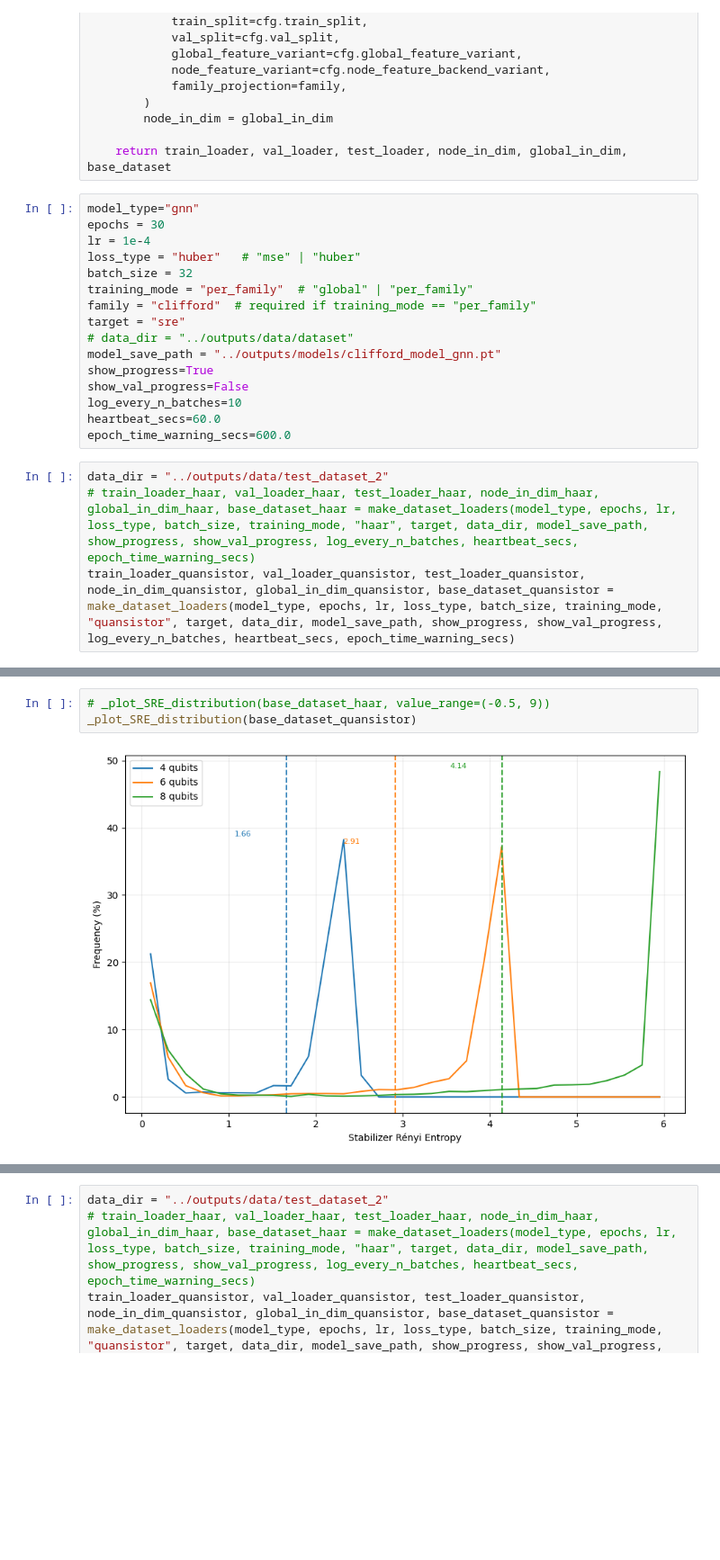
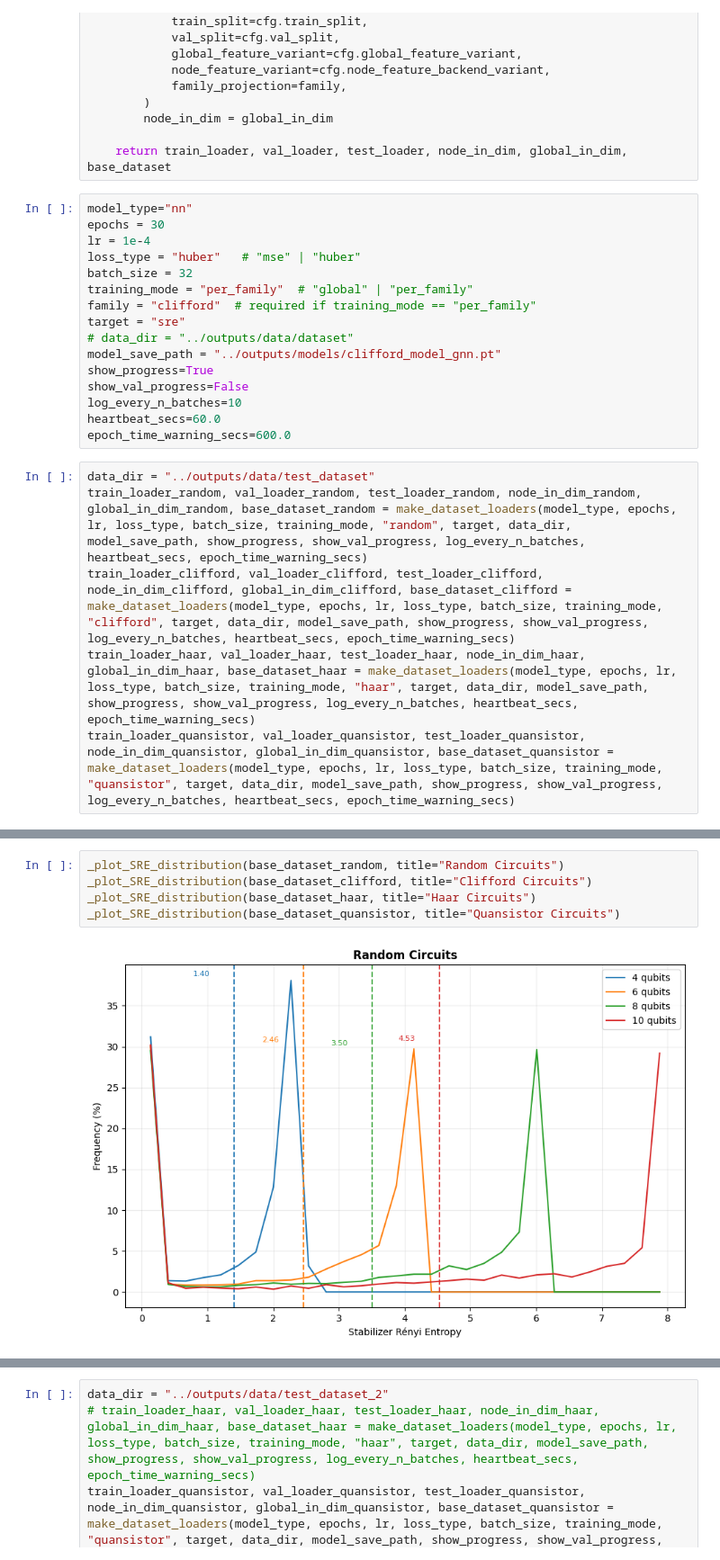
Before and after one commit to VicLambert/qml-quansistor-entropy, a Jupyter notebook: qqe/notebooks/05_20_2026.ipynb, the cells around one changed output, grey strips where cells are left out. Shown at 90% size. Saved outputs shown, nothing was run; the diff lists cells and outputs as text; blank space fills up the shorter version.

```diff
--- a/qqe/notebooks/05_20_2026.ipynb
+++ b/qqe/notebooks/05_20_2026.ipynb
@@ -263,7 +245,7 @@ def make_dataset_loaders(
 
     return train_loader, val_loader, test_loader, node_in_dim, global_in_dim, base_dataset
 # %%
-model_type="gnn"
+model_type="nn"
 epochs = 30
 lr = 1e-4
 loss_type = "huber"   # "mse" | "huber"
@@ -279,7 +261,9 @@ log_every_n_batches=10
 heartbeat_secs=60.0
 epoch_time_warning_secs=600.0
 # %%
-data_dir = "../outputs/data/test_dataset_2"
-# train_loader_haar, val_loader_haar, test_loader_haar, node_in_dim_haar, global_in_dim_haar, base_dataset_haar = make_dataset_loaders(model_type, epochs, lr, loss_type, batch_size, training_mode, "haar", target, data_dir, model_save_path, show_progress, show_val_progress, log_every_n_batches, heartbeat_secs, epoch_time_warning_secs)
+data_dir = "../outputs/data/test_dataset"
+train_loader_random, val_loader_random, test_loader_random, node_in_dim_random, global_in_dim_random, base_dataset_random = make_dataset_loaders(model_type, epochs, lr, loss_type, batch_size, training_mode, "random", target, data_dir, model_save_path, show_progress, show_val_progress, log_every_n_batches, heartbeat_secs, epoch_time_warning_secs)
+train_loader_clifford, val_loader_clifford, test_loader_clifford, node_in_dim_clifford, global_in_dim_clifford, base_dataset_clifford = make_dataset_loaders(model_type, epochs, lr, loss_type, batch_size, training_mode, "clifford", target, data_dir, model_save_path, show_progress, show_val_progress, log_every_n_batches, heartbeat_secs, epoch_time_warning_secs)
+train_loader_haar, val_loader_haar, test_loader_haar, node_in_dim_haar, global_in_dim_haar, base_dataset_haar = make_dataset_loaders(model_type, epochs, lr, loss_type, batch_size, training_mode, "haar", target, data_dir, model_save_path, show_progress, show_val_progress, log_every_n_batches, heartbeat_secs, epoch_time_warning_secs)
 train_loader_quansistor, val_loader_quansistor, test_loader_quansistor, node_in_dim_quansistor, global_in_dim_quansistor, base_dataset_quansistor = make_dataset_loaders(model_type, epochs, lr, loss_type, batch_size, training_mode, "quansistor", target, data_dir, model_save_path, show_progress, show_val_progress, log_every_n_batches, heartbeat_secs, epoch_time_warning_secs)
 # %% [output]
@@ -289,5 +282,7 @@ train_loader_quansistor, val_loader_quansistor, test_loader_quansistor, node_in_
 # %%
-# _plot_SRE_distribution(base_dataset_haar, value_range=(-0.5, 9))
-_plot_SRE_distribution(base_dataset_quansistor)
+_plot_SRE_distribution(base_dataset_random, title="Random Circuits")
+_plot_SRE_distribution(base_dataset_clifford, title="Clifford Circuits")
+_plot_SRE_distribution(base_dataset_haar, title="Haar Circuits")
+_plot_SRE_distribution(base_dataset_quansistor, title="Quansistor Circuits")
 # %% [output]
-[figure, old version]
+[figure, new version]
```
Also changed, not shown: parts of 10 cells of this notebook, 4 other files.
